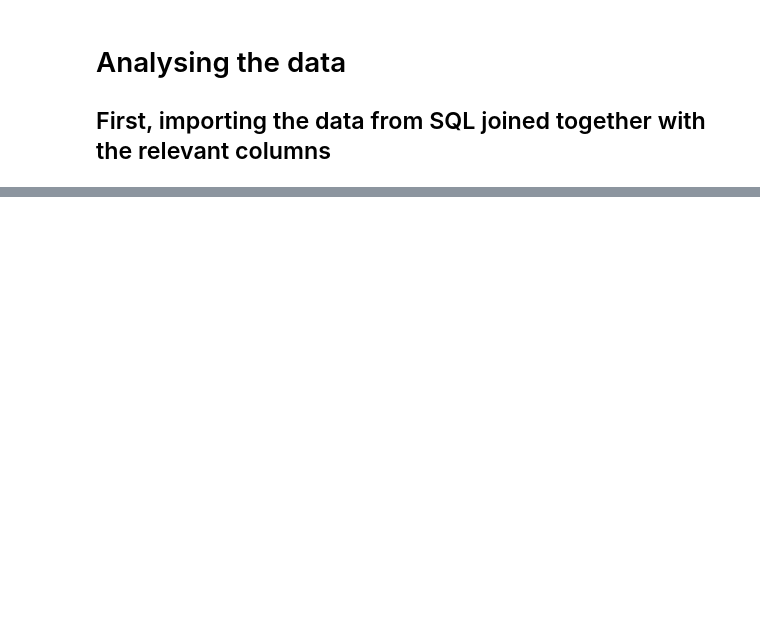
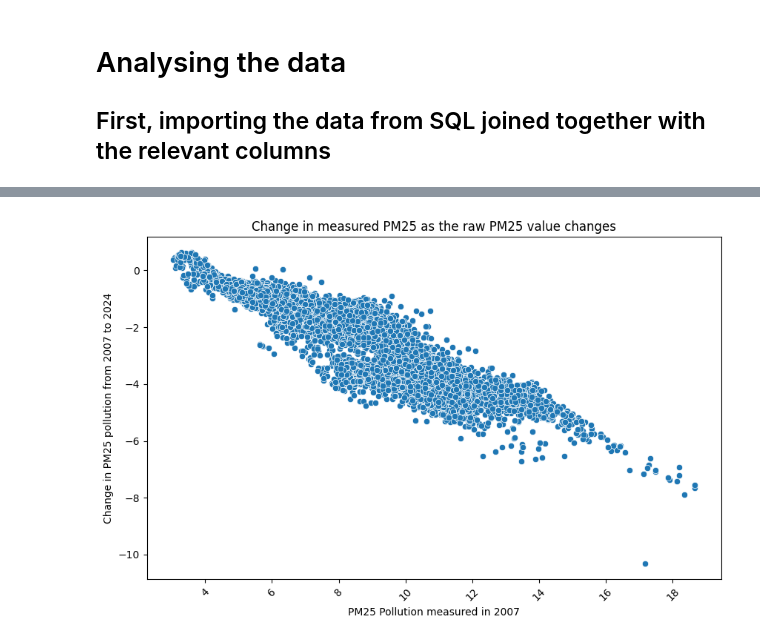
Before and after one commit to archie955/Environmental_Analysis, a Jupyter notebook: analysis.ipynb, the cells around one changed output, grey strips where cells are left out. Drawn from its saved outputs; the diff is of its cells as text; code cells hidden in the pictures; blank space fills up the shorter version.

Commit message:
make initial plots of derived vs raw variables

```diff
--- a/analysis.ipynb
+++ b/analysis.ipynb
@@ -62,0 +43,15 @@ df.loc[df.geo_label.str.contains("Blackpool")]
+# %%
+import seaborn as sns
+import matplotlib.pyplot as plt
+%matplotlib inline
+
+plt.figure(figsize=(10,6))
+sns.scatterplot(data=df, x="pm25_2007", y="delta_pm25")
+plt.xticks(rotation=45)
+plt.xlabel("PM25 Pollution measured in 2007")
+plt.ylabel("Change in PM25 pollution from 2007 to 2024")
+plt.title("Change in measured PM25 as the raw PM25 value changes")
+
+plt.show()
+# %% [output]
+[figure, added]
```
Also changed, not shown: parts of 5 cells of this notebook.
